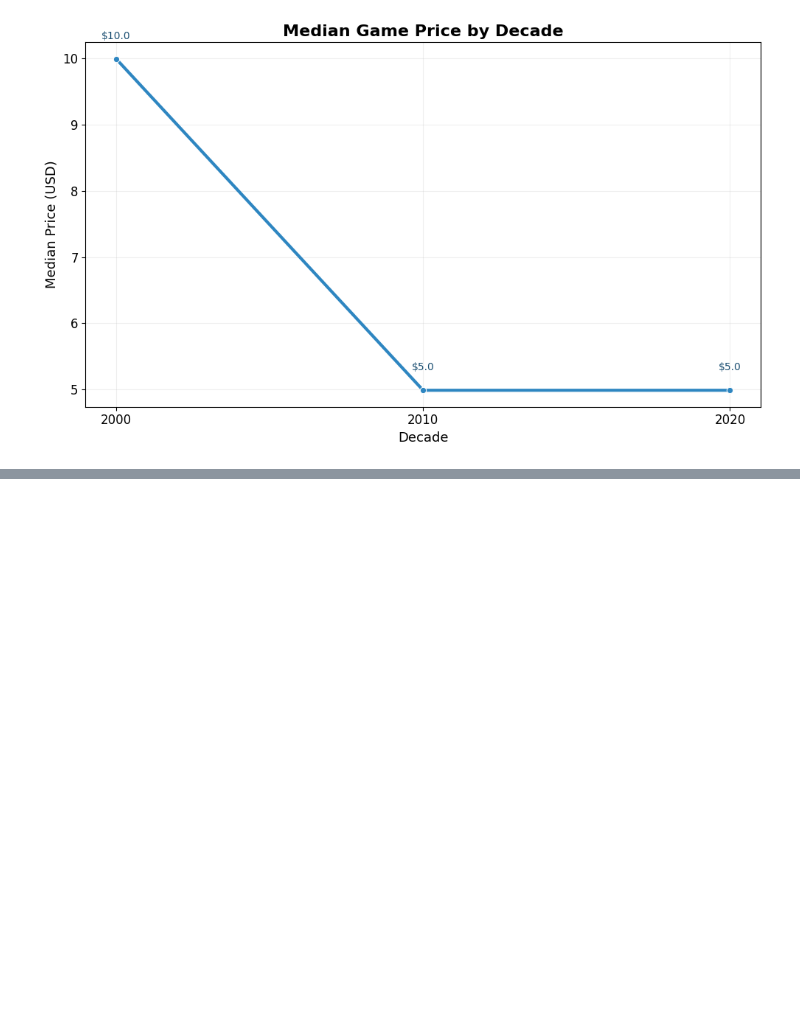
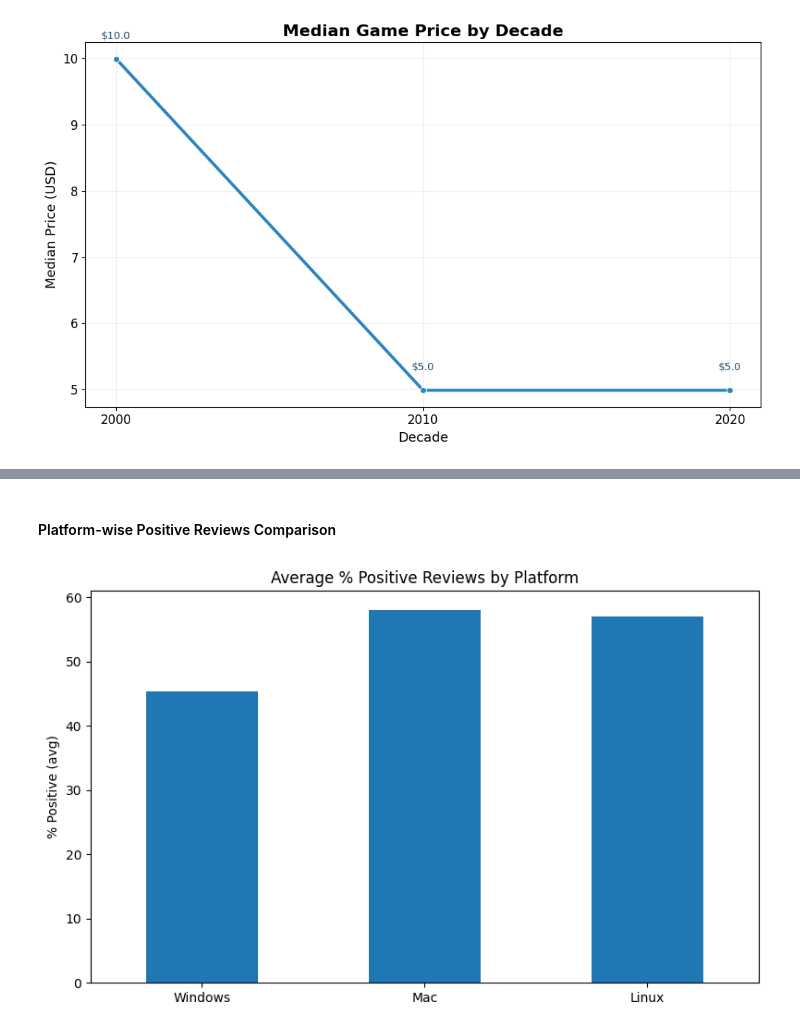
Before and after one commit to Mahanidhii/EDA-Case-Studies, a Jupyter notebook: Video Game Sales & Reviews Analysis/analysis.ipynb, the cells around one changed output, grey strips where cells are left out. Saved outputs shown, nothing was run; the diff lists cells and outputs as text; code cells hidden in the pictures; blank space fills up the shorter version.

Commit message:
feat: visualization of platform-wise posittve reviews

```diff
--- a/Video Game Sales & Reviews Analysis/analysis.ipynb
+++ b/Video Game Sales & Reviews Analysis/analysis.ipynb
@@ -462,3 +465,24 @@ decade_counts:
 1    2000     98
 2    2010  28907
 3    2020  60610
+# %% [markdown]
+#### Platform-wise Positive Reviews Comparison
+# %%
+# Platform Comparison
+platform_summary = pd.DataFrame({
+    'avg_pct_pos': [
+        df[df['windows_support']]['pct_pos_total'].mean(),
+        df[df['mac_support']]['pct_pos_total'].mean(),
+        df[df['linux_support']]['pct_pos_total'].mean()
+    ]
+}, index=['Windows','Mac','Linux'])
+
+platform_summary['avg_pct_pos'].plot(kind='bar', figsize=(8,5))
+plt.title("Average % Positive Reviews by Platform")
+plt.ylabel("% Positive (avg)")
+plt.xticks(rotation=0)
+plt.tight_layout()
+plt.savefig(fig_dir/"Platform-wise Positive Reviews.png")
+plt.show()
+# %% [output]
+[figure, added]
```
Also changed, not shown: parts of 2 cells of this notebook, 1 other file.
